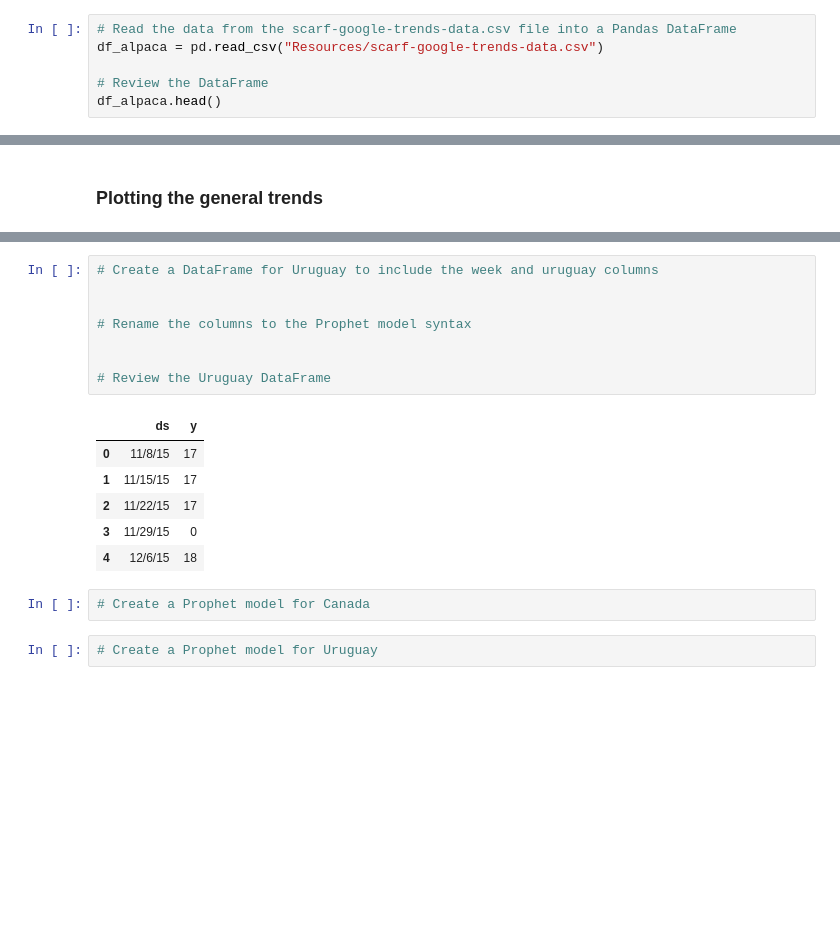
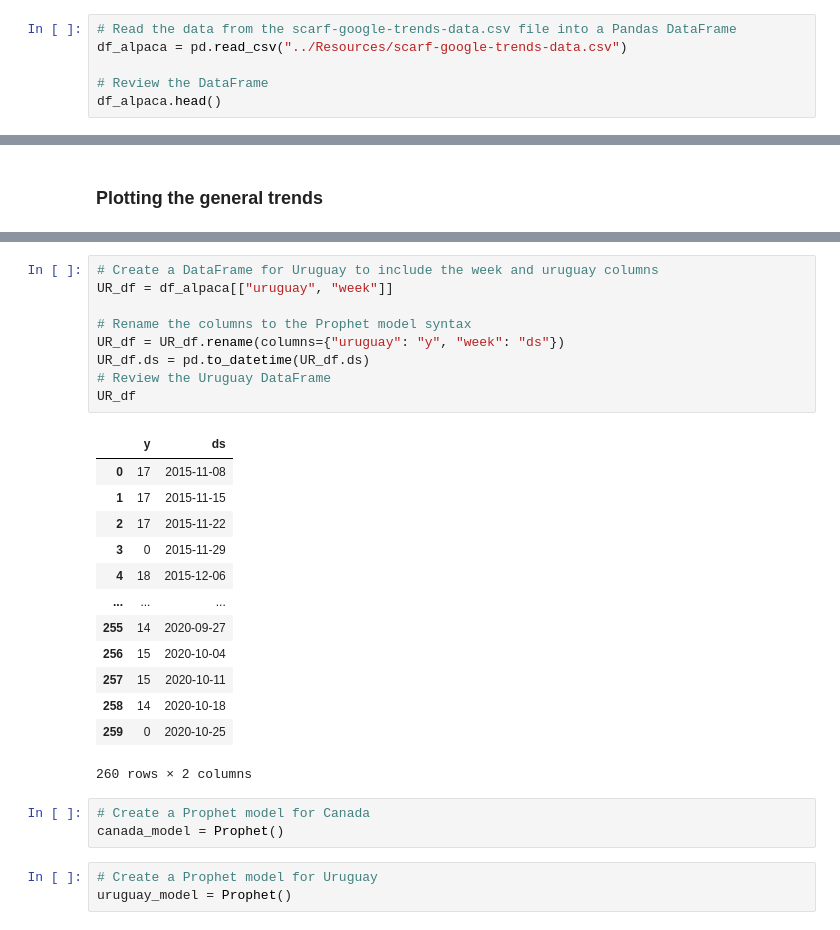
Before and after one commit to 00Smidge/AI-PT-WEST-AUGUST-080524, a Jupyter notebook: 08-Data-Predictions/3/Activities/02-Stu_Forecasting_Market_Opportunities/Unsolved/forecasting-market-opportunities.ipynb, the cells around one changed output, grey strips where cells are left out. Saved outputs shown, nothing was run; the diff lists cells and outputs as text; blank space fills up the shorter version.

```diff
--- a/08-Data-Predictions/3/Activities/02-Stu_Forecasting_Market_Opportunities/Unsolved/forecasting-market-opportunities.ipynb
+++ b/08-Data-Predictions/3/Activities/02-Stu_Forecasting_Market_Opportunities/Unsolved/forecasting-market-opportunities.ipynb
@@ -37,6 +38,6 @@ ImportError: cannot import name 'files' from 'google' (unknown location)
 # %%
 # Read the data from the scarf-google-trends-data.csv file into a Pandas DataFrame
-df_alpaca = pd.read_csv("Resources/scarf-google-trends-data.csv")
+df_alpaca = pd.read_csv("../Resources/scarf-google-trends-data.csv")
 
 # Review the DataFrame
 df_alpaca.head()
@@ -67,21 +82,31 @@ NameError: name 'df_alpaca' is not defined
 # %%
 # Create a DataFrame for Uruguay to include the week and uruguay columns
-
+UR_df = df_alpaca[["uruguay", "week"]]
 
 # Rename the columns to the Prophet model syntax
-
-
+UR_df = UR_df.rename(columns={"uruguay": "y", "week": "ds"})
+UR_df.ds = pd.to_datetime(UR_df.ds)
 # Review the Uruguay DataFrame
+UR_df
 # %% [output]
-|  | ds | y |
-| 0 | 11/8/15 | 17 |
-| 1 | 11/15/15 | 17 |
-| 2 | 11/22/15 | 17 |
-| 3 | 11/29/15 | 0 |
-| 4 | 12/6/15 | 18 |
+|  | y | ds |
+| 0 | 17 | 2015-11-08 |
+| 1 | 17 | 2015-11-15 |
+| 2 | 17 | 2015-11-22 |
+| 3 | 0 | 2015-11-29 |
+| 4 | 18 | 2015-12-06 |
+| ... | ... | ... |
+| 255 | 14 | 2020-09-27 |
+| 256 | 15 | 2020-10-04 |
+| 257 | 15 | 2020-10-11 |
+| 258 | 14 | 2020-10-18 |
+| 259 | 0 | 2020-10-25 |
+260 rows × 2 columns
 # %%
 # Create a Prophet model for Canada
+canada_model = Prophet()
 # %%
 # Create a Prophet model for Uruguay
+uruguay_model = Prophet()
 # %%
 # Fit the Canada Prophet model
```
Also changed, not shown: parts of 11 cells of this notebook.
